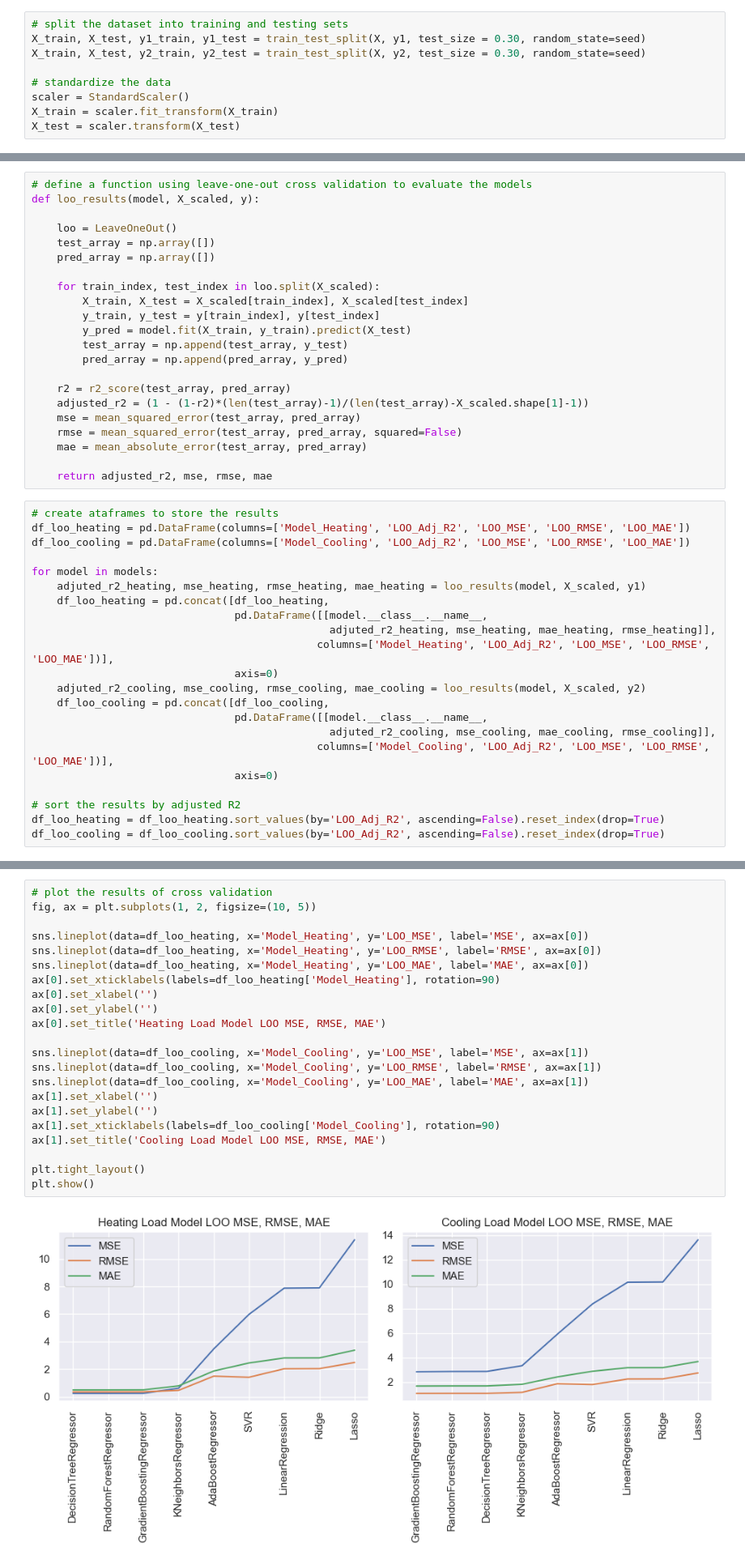
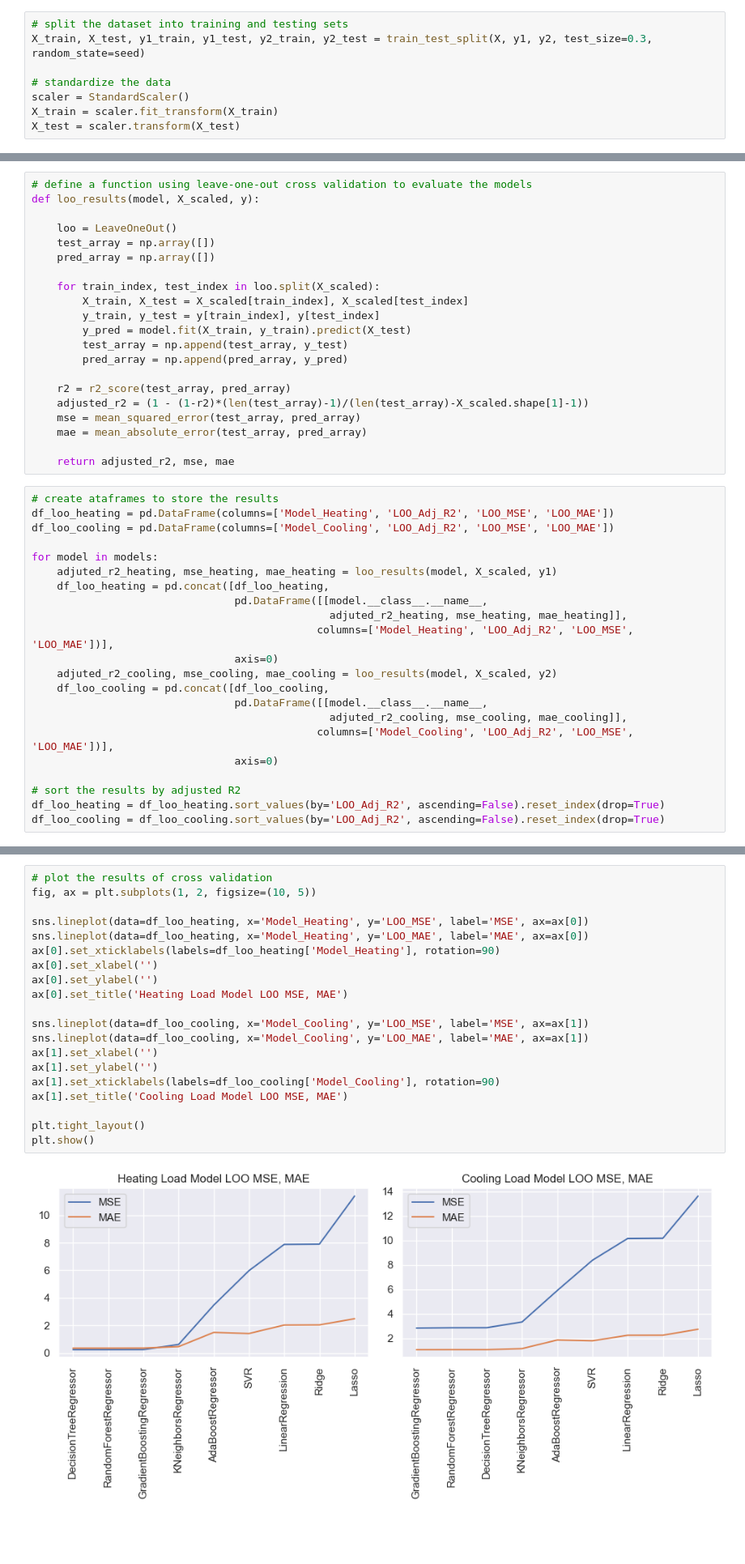
Before and after one commit to JielingChen/building_energy_efficiency_prediction, a Jupyter notebook: Building Energy Efficiency Prediction.ipynb, the cells around one changed output, grey strips where cells are left out. Shown at 81% size. Cells and saved outputs as stored; diff of their text form; blank space fills up the shorter version.

```diff
--- a/Building Energy Efficiency Prediction.ipynb
+++ b/Building Energy Efficiency Prediction.ipynb
@@ -230,8 +230,7 @@ from sklearn.metrics import mean_squared_error, r2_score, mean_absolute_error
 seed = 1
 # %%
 # split the dataset into training and testing sets
-X_train, X_test, y1_train, y1_test = train_test_split(X, y1, test_size = 0.30, random_state=seed)
-X_train, X_test, y2_train, y2_test = train_test_split(X, y2, test_size = 0.30, random_state=seed)
+X_train, X_test, y1_train, y1_test, y2_train, y2_test = train_test_split(X, y1, y2, test_size=0.3, random_state=seed)
 
 # standardize the data
 scaler = StandardScaler()
@@ -393,27 +391,26 @@ def loo_results(model, X_scaled, y):
     r2 = r2_score(test_array, pred_array)
     adjusted_r2 = (1 - (1-r2)*(len(test_array)-1)/(len(test_array)-X_scaled.shape[1]-1))
     mse = mean_squared_error(test_array, pred_array)
-    rmse = mean_squared_error(test_array, pred_array, squared=False)
     mae = mean_absolute_error(test_array, pred_array)
 
-    return adjusted_r2, mse, rmse, mae
+    return adjusted_r2, mse, mae
 # %%
 # create ataframes to store the results
-df_loo_heating = pd.DataFrame(columns=['Model_Heating', 'LOO_Adj_R2', 'LOO_MSE', 'LOO_RMSE', 'LOO_MAE'])
-df_loo_cooling = pd.DataFrame(columns=['Model_Cooling', 'LOO_Adj_R2', 'LOO_MSE', 'LOO_RMSE', 'LOO_MAE'])
+df_loo_heating = pd.DataFrame(columns=['Model_Heating', 'LOO_Adj_R2', 'LOO_MSE', 'LOO_MAE'])
+df_loo_cooling = pd.DataFrame(columns=['Model_Cooling', 'LOO_Adj_R2', 'LOO_MSE', 'LOO_MAE'])
 
 for model in models:
-    adjuted_r2_heating, mse_heating, rmse_heating, mae_heating = loo_results(model, X_scaled, y1)
+    adjuted_r2_heating, mse_heating, mae_heating = loo_results(model, X_scaled, y1)
     df_loo_heating = pd.concat([df_loo_heating,
                                 pd.DataFrame([[model.__class__.__name__,
-                                               adjuted_r2_heating, mse_heating, mae_heating, rmse_heating]],
-                                             columns=['Model_Heating', 'LOO_Adj_R2', 'LOO_MSE', 'LOO_RMSE', 'LOO_MAE'])],
+                                               adjuted_r2_heating, mse_heating, mae_heating]],
+                                             columns=['Model_Heating', 'LOO_Adj_R2', 'LOO_MSE', 'LOO_MAE'])],
                                 axis=0)
-    adjuted_r2_cooling, mse_cooling, rmse_cooling, mae_cooling = loo_results(model, X_scaled, y2)
+    adjuted_r2_cooling, mse_cooling, mae_cooling = loo_results(model, X_scaled, y2)
     df_loo_cooling = pd.concat([df_loo_cooling,
                                 pd.DataFrame([[model.__class__.__name__,
-                                               adjuted_r2_cooling, mse_cooling, mae_cooling, rmse_cooling]],
-                                             columns=['Model_Cooling', 'LOO_Adj_R2', 'LOO_MSE', 'LOO_RMSE', 'LOO_MAE'])],
+                                               adjuted_r2_cooling, mse_cooling, mae_cooling]],
+                                             columns=['Model_Cooling', 'LOO_Adj_R2', 'LOO_MSE', 'LOO_MAE'])],
                                 axis=0)
 
 # sort the results by adjusted R2
@@ -442,27 +439,25 @@ plt.show()
 # %%
 # plot the results of cross validation
 fig, ax = plt.subplots(1, 2, figsize=(10, 5))
 
 sns.lineplot(data=df_loo_heating, x='Model_Heating', y='LOO_MSE', label='MSE', ax=ax[0])
-sns.lineplot(data=df_loo_heating, x='Model_Heating', y='LOO_RMSE', label='RMSE', ax=ax[0])
 sns.lineplot(data=df_loo_heating, x='Model_Heating', y='LOO_MAE', label='MAE', ax=ax[0])
 ax[0].set_xticklabels(labels=df_loo_heating['Model_Heating'], rotation=90)
 ax[0].set_xlabel('')
 ax[0].set_ylabel('')
-ax[0].set_title('Heating Load Model LOO MSE, RMSE, MAE')
+ax[0].set_title('Heating Load Model LOO MSE, MAE')
 
 sns.lineplot(data=df_loo_cooling, x='Model_Cooling', y='LOO_MSE', label='MSE', ax=ax[1])
-sns.lineplot(data=df_loo_cooling, x='Model_Cooling', y='LOO_RMSE', label='RMSE', ax=ax[1])
 sns.lineplot(data=df_loo_cooling, x='Model_Cooling', y='LOO_MAE', label='MAE', ax=ax[1])
 ax[1].set_xlabel('')
 ax[1].set_ylabel('')
 ax[1].set_xticklabels(labels=df_loo_cooling['Model_Cooling'], rotation=90)
-ax[1].set_title('Cooling Load Model LOO MSE, RMSE, MAE')
+ax[1].set_title('Cooling Load Model LOO MSE, MAE')
 
 plt.tight_layout()
 plt.show()
 # %% [output]
-[figure, old version]
+[figure, new version]
 # %%
 # check the results
 print(df_loo_heating.round(4))
```
Also changed, not shown: parts of 23 cells of this notebook.
